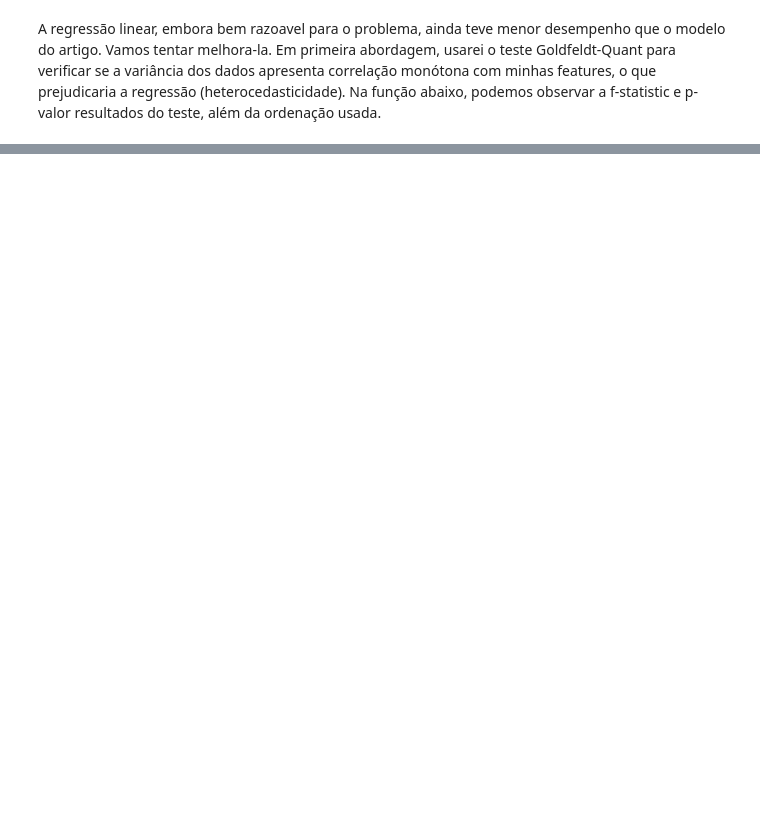
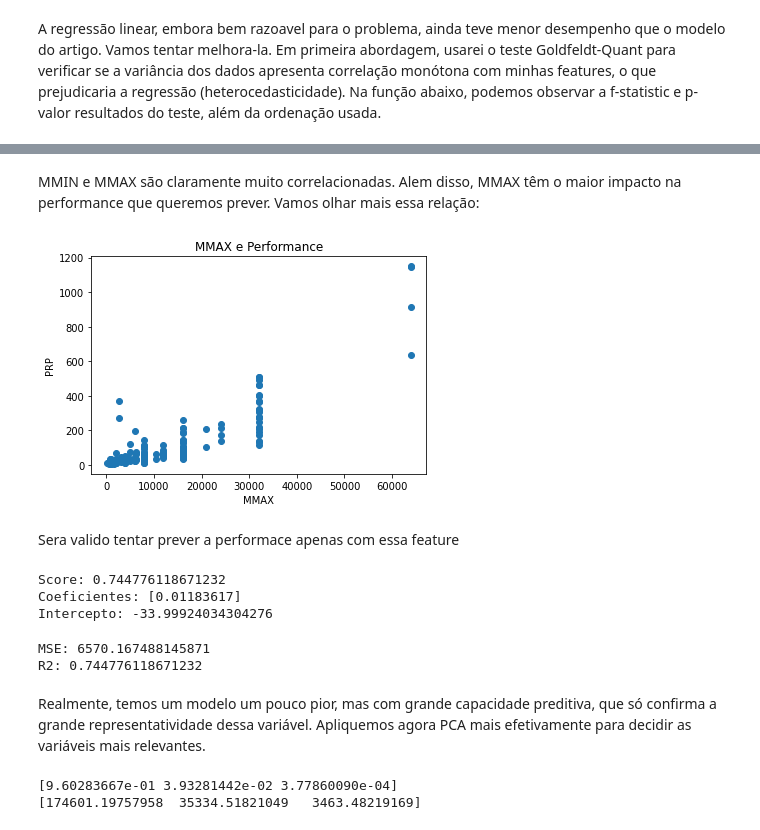
Before and after one commit to igorcj/computer_hardware, a Jupyter notebook: modelagem.ipynb, the cells around one changed output, grey strips where cells are left out. Cells and saved outputs as stored; diff of their text form; code cells hidden in the pictures; blank space fills up the shorter version.

```diff
--- a/modelagem.ipynb
+++ b/modelagem.ipynb
@@ -147,0 +122,40 @@ R2: 0.43152580498434656
+# %% [markdown]
+MMIN e MMAX são claramente muito correlacionadas. Alem disso, MMAX têm o maior impacto na performance que queremos prever. Vamos olhar mais essa relação:
+# %%
+plt.scatter(df['MMAX'], df['PRP'])
+plt.title('MMAX e Performance')
+plt.xlabel('MMAX')
+plt.ylabel('PRP')
+plt.show()
+# %% [output]
+[figure, added]
+# %% [markdown]
+Sera valido tentar prever a performace apenas com essa feature
+# %%
+reg = LinearRegression().fit(df[['MMAX']], df['PRP'])
+df['mmax_pred'] = reg.predict(df[['MMAX']])
+print(f"Score: {reg.score(df[['MMAX']], df['PRP'])}")
+print(f'Coeficientes: {reg.coef_}')
+print(f'Intercepto: {reg.intercept_}')
+# %% [output]
+Score: 0.744776118671232
+Coeficientes: [0.01183617]
+Intercepto: -33.99924034304276
+# %%
+print(f"MSE: {sklearn.metrics.mean_squared_error(df['PRP'], df['mmax_pred'])}")
+print(f"R2: {sklearn.metrics.r2_score(df['PRP'], df['mmax_pred'])}")
+# %% [output]
+MSE: 6570.167488145871
+R2: 0.744776118671232
+# %% [markdown]
+Realmente, temos um modelo um pouco pior, mas com grande capacidade preditiva, que só confirma a grande representatividade dessa variável. Apliquemos agora PCA mais efetivamente para decidir as variáveis mais relevantes.
+# %%
+from sklearn.decomposition import PCA
+pca = PCA(n_components=3)
+pca.fit(X)
+print(pca.explained_variance_ratio_)
+print(pca.singular_values_)
+X2 = pca.transform(X)
+# %% [output]
+[9.60283667e-01 3.93281442e-02 3.77860090e-04]
+[174601.19757958  35334.51821049   3463.48219169]
```
Also changed, not shown: parts of 21 cells of this notebook.
